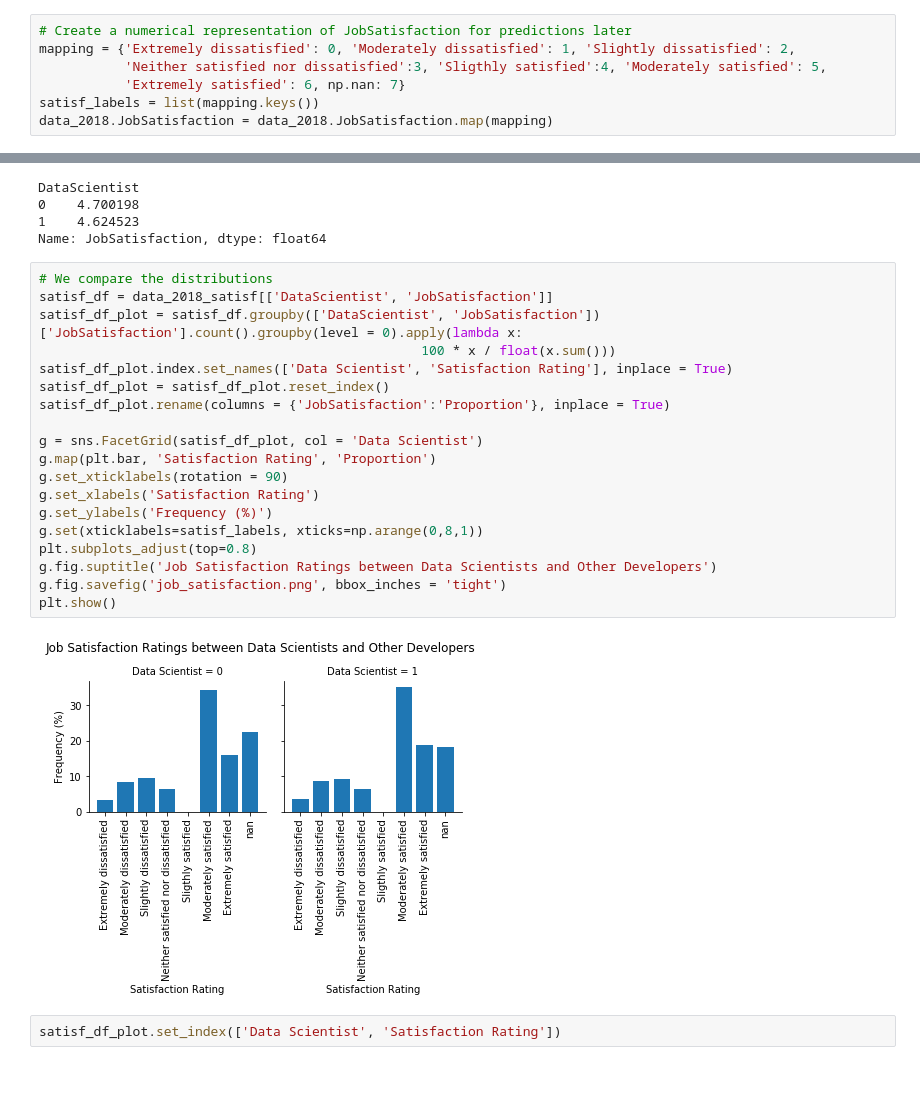
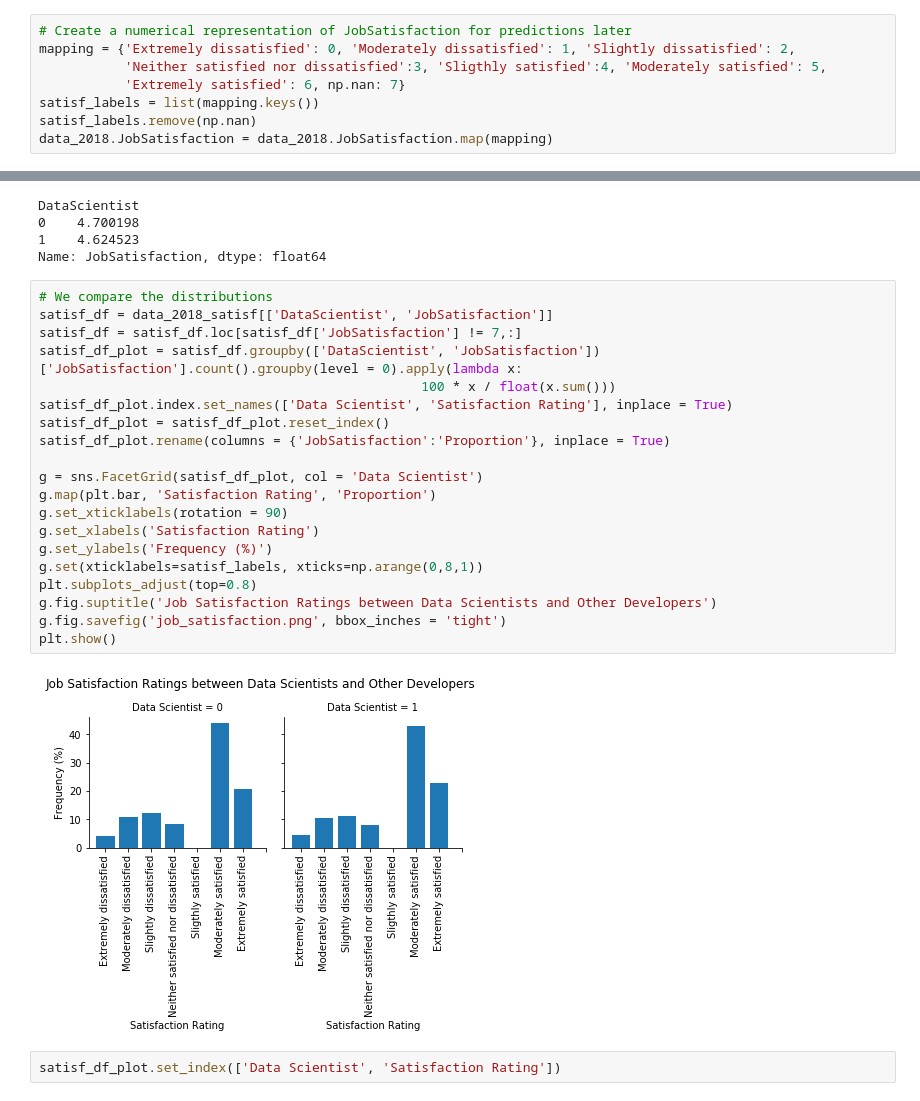
Before and after one commit to celestinhermez/stackoverflow_survey_2018_analysis, a Jupyter notebook: Developer Survey Analysis.ipynb, the cells around one changed output, grey strips where cells are left out. Cells and saved outputs as stored; diff of their text form.

Commit message:
Editing bar plot of job satisfaction Removing the bar for missing values

```diff
--- a/Developer Survey Analysis.ipynb
+++ b/Developer Survey Analysis.ipynb
@@ -152,6 +152,7 @@ mapping = {'Extremely dissatisfied': 0, 'Moderately dissatisfied': 1, 'Slightly
            'Neither satisfied nor dissatisfied':3, 'Sligthly satisfied':4, 'Moderately satisfied': 5,
            'Extremely satisfied': 6, np.nan: 7}
 satisf_labels = list(mapping.keys())
+satisf_labels.remove(np.nan)
 data_2018.JobSatisfaction = data_2018.JobSatisfaction.map(mapping)
 # %%
 # We create a new column that specifies whether someone is a data scientist
@@ -376,24 +377,25 @@ Name: JobSatisfaction, dtype: float64
 # %%
 # We compare the distributions
 satisf_df = data_2018_satisf[['DataScientist', 'JobSatisfaction']]
+satisf_df = satisf_df.loc[satisf_df['JobSatisfaction'] != 7,:]
 satisf_df_plot = satisf_df.groupby(['DataScientist', 'JobSatisfaction'])['JobSatisfaction'].count().groupby(level = 0).apply(lambda x:
                                                  100 * x / float(x.sum()))
 satisf_df_plot.index.set_names(['Data Scientist', 'Satisfaction Rating'], inplace = True)
 satisf_df_plot = satisf_df_plot.reset_index()
 satisf_df_plot.rename(columns = {'JobSatisfaction':'Proportion'}, inplace = True)
 
 g = sns.FacetGrid(satisf_df_plot, col = 'Data Scientist')
 g.map(plt.bar, 'Satisfaction Rating', 'Proportion')
 g.set_xticklabels(rotation = 90)
 g.set_xlabels('Satisfaction Rating')
 g.set_ylabels('Frequency (%)')
 g.set(xticklabels=satisf_labels, xticks=np.arange(0,8,1))
 plt.subplots_adjust(top=0.8)
 g.fig.suptitle('Job Satisfaction Ratings between Data Scientists and Other Developers')
 g.fig.savefig('job_satisfaction.png', bbox_inches = 'tight')
 plt.show()
 # %% [output]
-[figure, old version]
+[figure, new version]
 # %%
 satisf_df_plot.set_index(['Data Scientist', 'Satisfaction Rating'])
 # %% [output]
```
Also changed, not shown: 1 other file.
